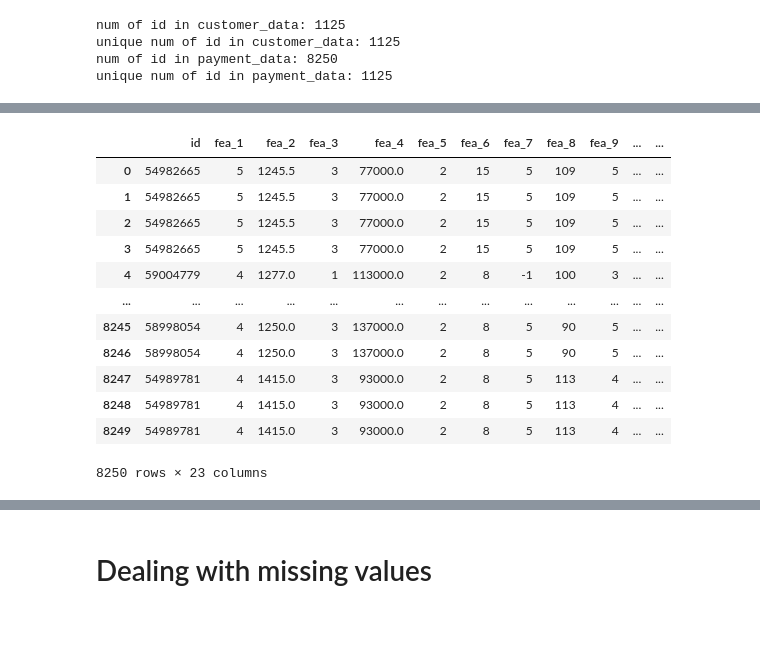
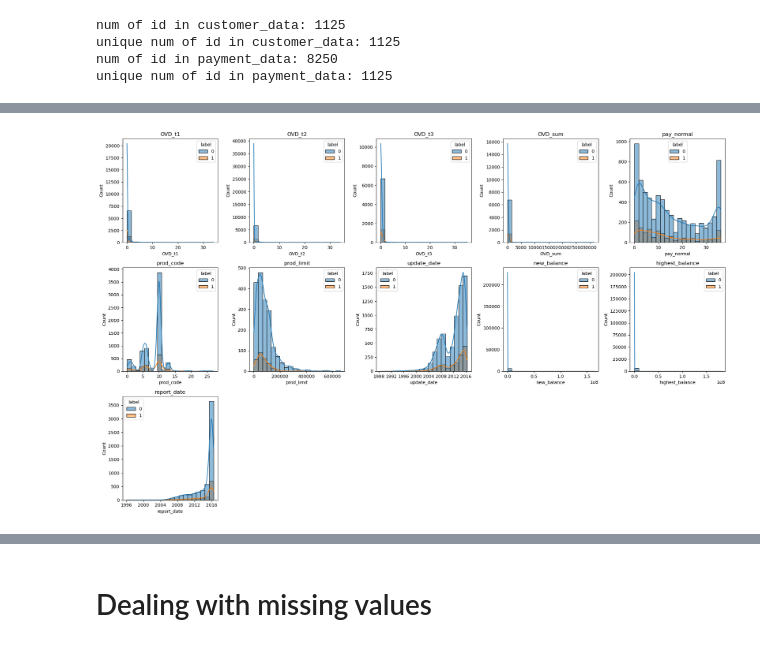
Before and after one commit to chiseanchang0727/kaggle, a Jupyter notebook: credit_risk_classification/isolation_tree.ipynb, the cells around one changed output, grey strips where cells are left out. Drawn from its saved outputs; the diff is of its cells as text; code cells hidden in the pictures.

```diff
--- a/credit_risk_classification/isolation_tree.ipynb
+++ b/credit_risk_classification/isolation_tree.ipynb
@@ -63,3 +57,6 @@ label is 0, the customer is in low credit risk
 # %%
 customer_data = pd.read_csv("customer_data.csv")
 payment_data = pd.read_csv("payment_data.csv")
+# %%
+payment_data['report_date'] = pd.to_datetime(payment_data['report_date'], format='%d/%m/%Y')
+payment_data['update_date'] = pd.to_datetime(payment_data['update_date'], format='%d/%m/%Y')
@@ -126,19 +147,20 @@ Index(['id', 'fea_1', 'fea_2', 'fea_3', 'fea_4', 'fea_5', 'fea_6', 'fea_7',
+# %%
+payment_features = payment_data.columns[1:]
+payment_data_label = pd.merge(payment_data,customer_data[["id","label"]], how="left", on="id")
+
+fig = plt.figure(figsize=(20,20))
+
+for idx, val in enumerate(payment_features):
+    ax = fig.add_subplot(5, 5, idx+1)
+    sns.histplot(data=payment_data_label, x=val, axes=ax, bins=20 ,hue='label', kde=True)
+    ax.set_title(val)
+
+plt.tight_layout()
+plt.show()
+# %% [output]
+[figure, added]
 # %%
-full_data = pd.merge(customer_data, payment_data, how="left", on="id")
+full_data = pd.merge(payment_data,customer_data, how="left", on="id")
 target = customer_data["label"]
 feature_data = full_data[full_data.columns[1:]]
 features = feature_data.columns
-# %% [output]
-|  | id | fea_1 | fea_2 | fea_3 | fea_4 | fea_5 | fea_6 | fea_7 | fea_8 | fea_9 | ... | ... |
-| 0 | 54982665 | 5 | 1245.5 | 3 | 77000.0 | 2 | 15 | 5 | 109 | 5 | ... | ... |
-| 1 | 54982665 | 5 | 1245.5 | 3 | 77000.0 | 2 | 15 | 5 | 109 | 5 | ... | ... |
-| 2 | 54982665 | 5 | 1245.5 | 3 | 77000.0 | 2 | 15 | 5 | 109 | 5 | ... | ... |
-| 3 | 54982665 | 5 | 1245.5 | 3 | 77000.0 | 2 | 15 | 5 | 109 | 5 | ... | ... |
-| 4 | 59004779 | 4 | 1277.0 | 1 | 113000.0 | 2 | 8 | -1 | 100 | 3 | ... | ... |
-| ... | ... | ... | ... | ... | ... | ... | ... | ... | ... | ... | ... | ... |
-| 8245 | 58998054 | 4 | 1250.0 | 3 | 137000.0 | 2 | 8 | 5 | 90 | 5 | ... | ... |
-| 8246 | 58998054 | 4 | 1250.0 | 3 | 137000.0 | 2 | 8 | 5 | 90 | 5 | ... | ... |
-| 8247 | 54989781 | 4 | 1415.0 | 3 | 93000.0 | 2 | 8 | 5 | 113 | 4 | ... | ... |
-| 8248 | 54989781 | 4 | 1415.0 | 3 | 93000.0 | 2 | 8 | 5 | 113 | 4 | ... | ... |
-| 8249 | 54989781 | 4 | 1415.0 | 3 | 93000.0 | 2 | 8 | 5 | 113 | 4 | ... | ... |
-8250 rows × 23 columns
```
Also changed, not shown: parts of 11 cells of this notebook, 1 other file.
